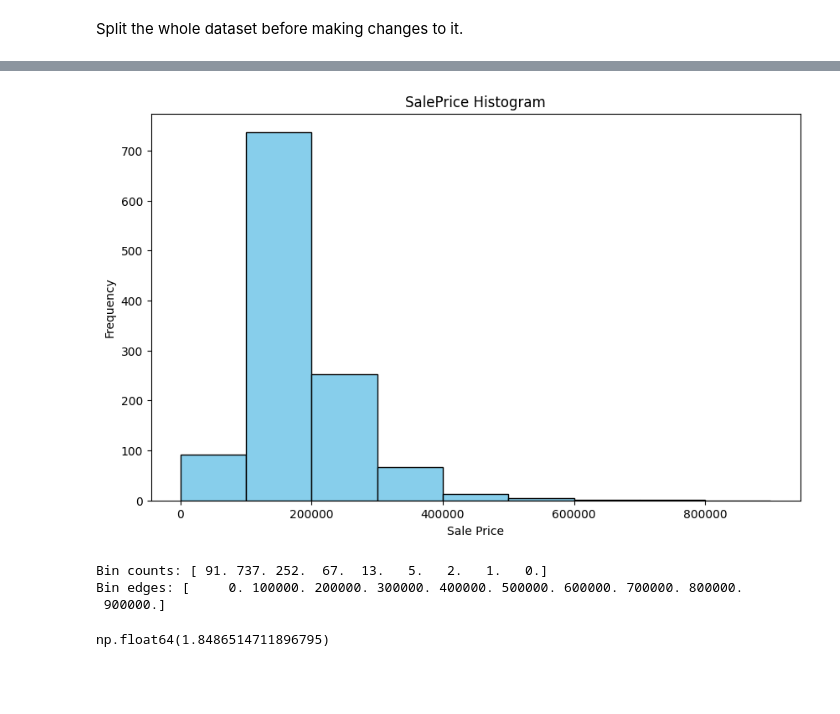
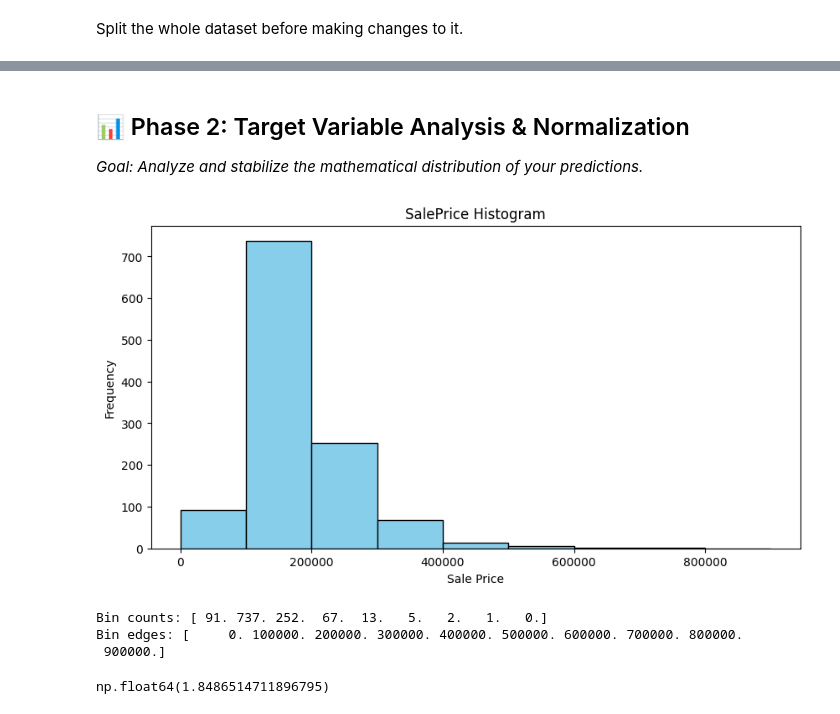
Before and after one commit to ironspiritjeff/Ames-Iowa-House-Price-Regression-Model, a Jupyter notebook: House_Price_Regression_Model.ipynb, the cells around one changed output, grey strips where cells are left out. Cells and saved outputs as stored; diff of their text form; code cells hidden in the pictures; blank space fills up the shorter version.

```diff
--- a/House_Price_Regression_Model.ipynb
+++ b/House_Price_Regression_Model.ipynb
@@ -116,5 +129,5 @@ Separate the target column ("SalePrice") from the rest of the data
 # %%
-X = df.drop(["SalePrice"], axis = 1)
+X = df.drop(["SalePrice", "Id"], axis = 1)
 y = df["SalePrice"]
 print(f"First 5 items in target column, now called 'y':\n{y.head()}")
 # %% [output]
@@ -153,20 +157,23 @@ y_val shape: (292,)          (These target columns will be used for validation)
+# %% [markdown]
+## 📊 Phase 2: Target Variable Analysis & Normalization
+*Goal: Analyze and stabilize the mathematical distribution of your predictions.*
 # %%
 custom_bins = [0,100000,200000,300000,400000,500000,600000,700000,800000,900000]
 
-plt.figure(figsize=(10, 6))
+plt.figure(figsize=(10, 5))
 counts, bins, _ = plt.hist(y_train,
                            bins=custom_bins,
                            color='skyblue', edgecolor='black')
 
 plt.xlabel('Sale Price')
 plt.ylabel('Frequency')
 plt.title("SalePrice Histogram")
 plt.show()
 
 print("Bin counts:", counts)
 print("Bin edges:", bins)
 # %% [output]
-[figure, old version]
+[figure, new version]
 Bin counts: [ 91. 737. 252.  67.  13.   5.   2.   1.   0.]
 Bin edges: [     0. 100000. 200000. 300000. 400000. 500000. 600000. 700000. 800000.
  900000.]
```
Also changed, not shown: parts of 17 cells of this notebook.
